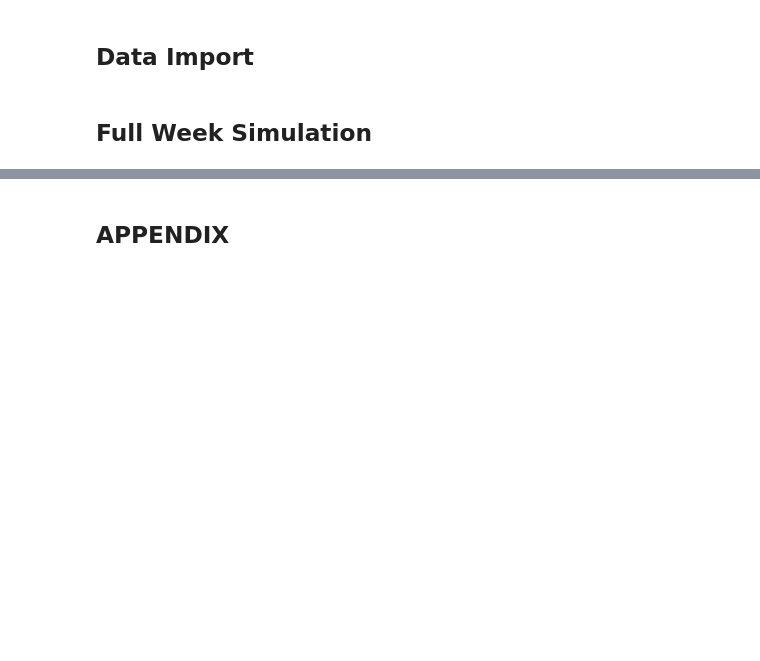
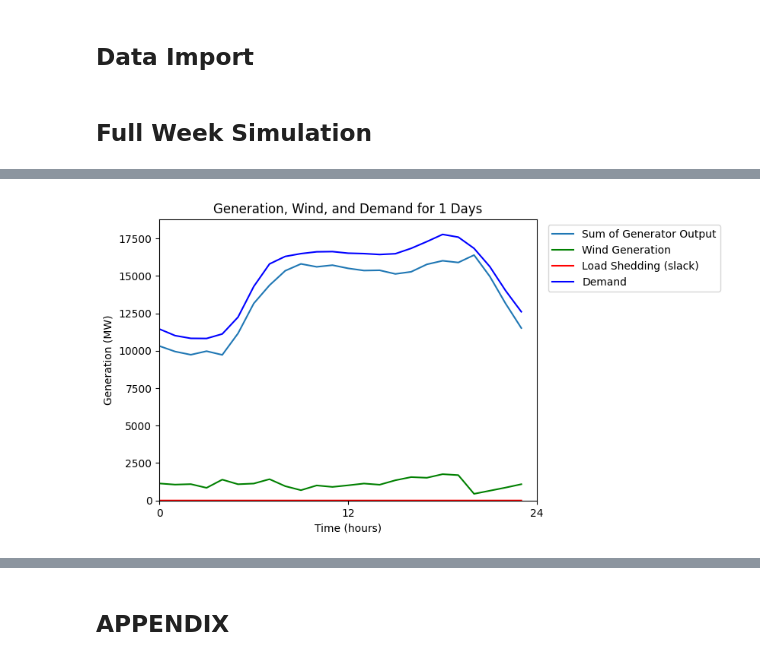
Before and after one commit to juliasimpson97/energy-syst-final, a Jupyter notebook: carbon-tax-simulation-seven-days.ipynb, the cells around one changed output, grey strips where cells are left out. Drawn from its saved outputs; the diff is of its cells as text; code cells hidden in the pictures; blank space fills up the shorter version.

```diff
--- a/carbon-tax-simulation-seven-days.ipynb
+++ b/carbon-tax-simulation-seven-days.ipynb
@@ -388,0 +397,98 @@ Average Electricity Price:
+# %%
+days = 1
+total_cost = []
+
+total_gen = np.array([])
+total_wind = np.array([])
+total_slack = np.array([])
+
+W = 2000 # Vary Wind Capacity[2000, 6000, 12000]
+
+for D in np.arange(0,days):
+    print("Calculating Generation for Day " + str(D+1) + "!")
+
+    u = weekly_u[:,D*T:T*(D+1)]
+    v = weekly_v[:,D*T:T*(D+1)]
+    z = weekly_z[:,D*T:T*(D+1)]
+
+    ## Parameter Definition
+    if D == 0:
+        g0      = np.zeros(I)
+    else:
+        report = pd.read_excel('report_binary.xlsx')
+        report = report.drop('Unnamed: 0', axis=1)
+        g0      = report['Generator Output EOD ' + str(D-1)]
+
+    LOAD    = load.Demand[D*T:T*(D+1)] # Indexing based on run day
+    LOAD    = LOAD.reset_index(drop=True)
+
+    alpha = load.WindCF[D*T:T*(D+1)]
+    alpha = alpha.reset_index(drop=True)
+
+    ## Objective Function
+    obj_EF = cp.Minimize(sum(QC @ g**2 + (LC + EF) @ g + NLC @ u + SUC @ v + 9000*s))
+    # obj = cp.Minimize(sum(QC @ g**2 + LC @ g + NLC @ u + SUC @ v) + 9000*s)
+
+    ## Constraints
+    print("Generating Constraints...")
+    con_set = []
+
+    for t in range(T):
+        con_set.append(LOAD[t] == sum(g[:, t])+ w[t] + s[t])    # (1) Demand balance constraint
+
+    for t in range(T):
+        con_set.append( w[t] <= alpha[t]*W )                    # (3) Available wind
+        con_set.append(sum(r[:,t]) >= 0.03*LOAD[t] + 0.05*w[t])   # (7) Reserve capacity
+
+        for i in range(I): # go through each generator
+            con_set.append(g[i][t] <= GMax[i] * u[i][t])  # (2) Maximum generation limits
+            con_set.append(g[i][t] >= GMin[i] * u[i][t])  # (2) Minimum generation limits
+            con_set.append(r[i][t] <= GMax[i]*u[i][t] - g[i][t])   # (8) Available reserve
+            con_set.append(r[i][t] <= RR[i])                       # (9) Available reserve ramp rate
+
+            if t==0:
+                con_set.append(g[i][0] - g0[i] <= RR[i] + GMin[i] * v[i][0])  # (4) Assume g0 = g[i][-1] state from previous day
+                con_set.append(g[i][0] - g0[i] >= -GMin[i] * z[i][0] - RR[i]) # (4) Assume g0 = g[i][-1] state from previous day turned on or off
+            else:
+                con_set.append(g[i][t] - g[i][t-1] <= RR[i] + GMin[i] * v[i][t])  # (4) Max gen limit added to ramp limit when generator turned on or off
+                con_set.append(g[i][t] - g[i][t-1] >= -GMin[i] * z[i][t] - RR[i]) # (4) Max gen limit added to ramp limit when generator turned on or off
+
+    ## Solve and Check Results
+    print("Solving...")
+    t = time.time()
+    prob = cp.Problem(obj_EF, con_set)
+    prob.solve(solver = "GUROBI")
+    prob.solve();
+    elapsed = time.time() - t
+    print("Time to solve: " + str(round(elapsed/60)) + " minutes")
+    print("Problem Status: " + prob.status)
+    print("Total operating cost: " + str(round(obj_EF.value/1e6,2)) + "$ Million")
+
+    ## Report for Next Day
+    print("Generating Next Day Report...")
+    report_eod = pd.DataFrame({
+    'Generator Output EOD ' + str(D): pd.Series(g.value[:,T-1]), # end of day final values
+    })
+
+    if D == 0:
+        result = report_eod
+    else:
+        result = pd.concat([report, report_eod], axis=1)
+
+    result.to_excel('report_binary.xlsx')
+
+    total_cost.append(obj_EF.value)
+    total_gen = np.concatenate((total_gen, sum(g.value[:])))
+    total_wind = np.concatenate((total_wind, w.value))
+    total_slack = np.concatenate((total_slack, s.value))
+    print("Day Complete \n")
+
+
+print("--WEEKLY REPORT--")
+print(f"Installed Wind Capacity: {W}")
+print(f"Total Generation Cost: {round(sum(total_cost)/1e6,2)} $ Million")
+print(f"Wind Curtailment Ratio: {wind_curtailment_ratio(D, T, W, total_wind)}")
+
+## Plots
+weekly_plot(total_gen, total_wind, total_slack, load.Demand[:(D+1)*T], D, T, days)
+# %% [output]
@@ -388,0 +509 @@ Average Electricity Price:
+[figure, added]
```
Also changed, not shown: parts of 14 cells of this notebook, 2 other files.
